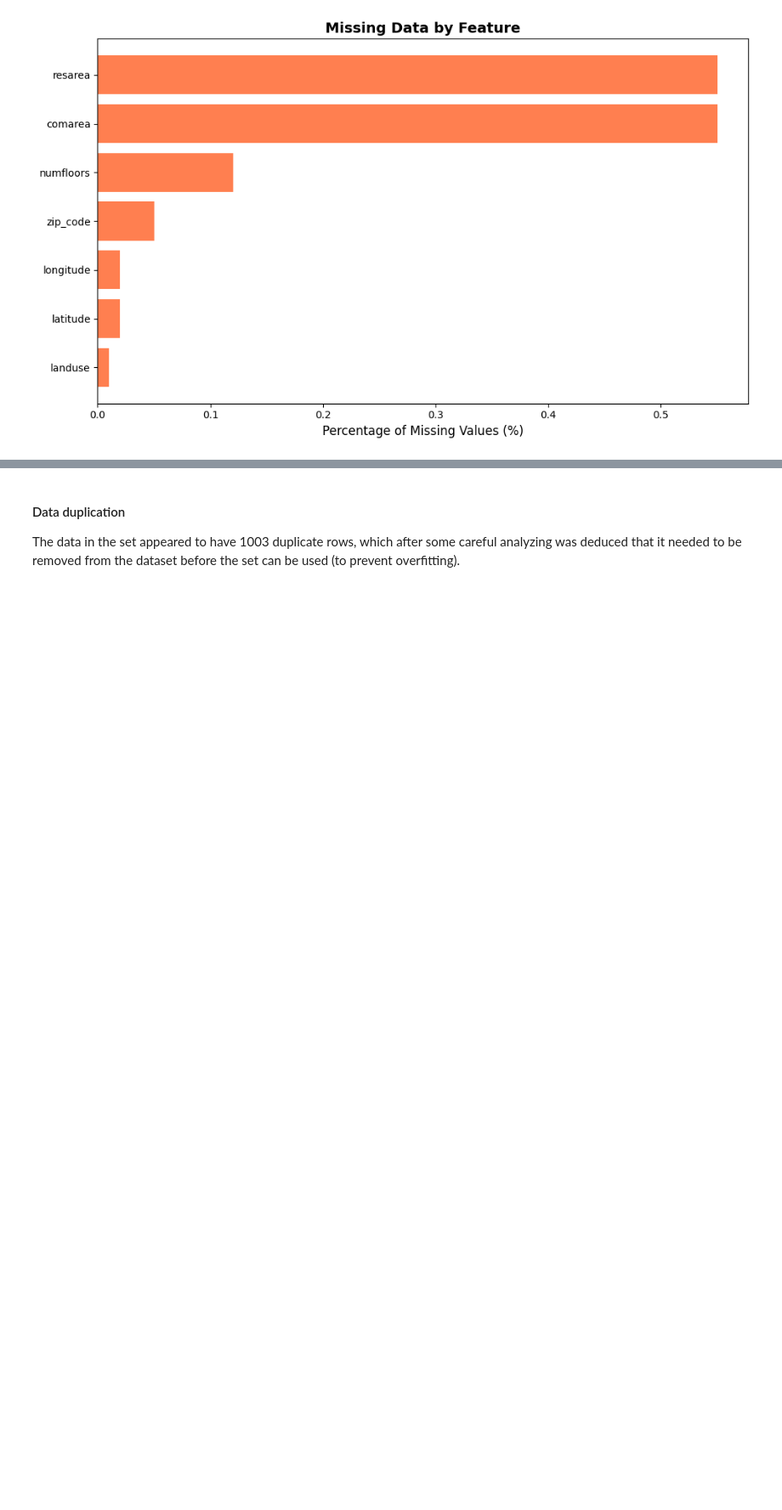
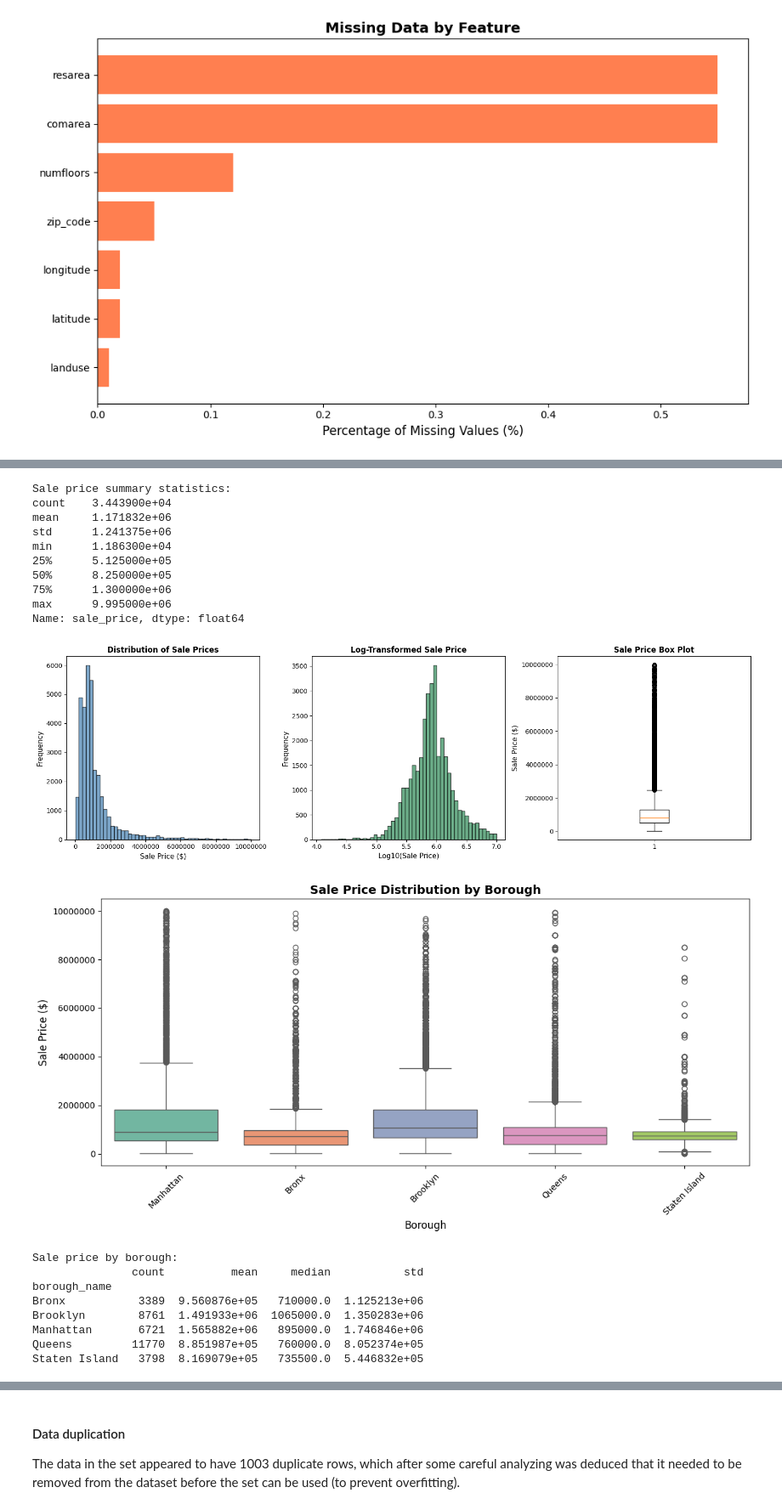
Before and after one commit to celina-ayl/capstone_project, a Jupyter notebook: capstone_project.ipynb, the cells around one changed output, grey strips where cells are left out. Shown at 85% size. Cells and saved outputs as stored; diff of their text form; code cells hidden in the pictures; blank space fills up the shorter version.

Commit message:
Add target variable analysis

```diff
--- a/capstone_project.ipynb
+++ b/capstone_project.ipynb
@@ -94 +96,81 @@ landuse      landuse              3                0.01
+# %%
+# Sale Price Analysis - the target variable 'sale_price'
+print("Sale price summary statistics:")
+# basic statistics of sale price
+print(df['sale_price'].describe())
+
+# setting up the matplotlib figure and axes for the plots
+fig, axes = plt.subplots(1, 3, figsize=(16, 5))     # create 1 row, 3 columns of subplots
+
+# PLOTS
+# 1 - histogram of sale price distribution
+axes[0].hist(df['sale_price'], bins=50, color='steelblue', edgecolor='black', alpha=0.7)    # create histogram
+axes[0].set_xlabel('Sale Price ($)', fontsize=11)   # x-axis label
+axes[0].set_ylabel('Frequency', fontsize=11)        # y-axis label
+axes[0].set_title('Distribution of Sale Prices', fontsize=12, fontweight='bold')    # title
+axes[0].ticklabel_format(style='plain', axis='x')   # prevent scientific notation on x-axis
+
+# 2 - log-transformed histogram of sale price distribution
+axes[1].hist(np.log10(df['sale_price']), bins=50, color='seagreen', edgecolor='black', alpha=0.7)  # create histogram
+axes[1].set_xlabel('Log10(Sale Price)', fontsize=11)    # x-axis label
+axes[1].set_ylabel('Frequency', fontsize=11)    # y-axis label
+axes[1].set_title('Log-Transformed Sale Price', fontsize=12, fontweight='bold')  # title
+
+# 3 - box plot of sale price
+axes[2].boxplot(df['sale_price'], vert=True)        # create box plot
+axes[2].set_ylabel('Sale Price ($)', fontsize=11)   # y-axis label
+axes[2].set_title('Sale Price Box Plot', fontsize=12, fontweight='bold')  # title
+axes[2].ticklabel_format(style='plain', axis='y')   # prevent scientific notation on y-axis
+
+# adjust layout and show plots
+plt.tight_layout()
+plt.show()
+
+# 4 - box plot of sale price by borough
+borough_names = {1: 'Manhattan', 2: 'Bronx', 3: 'Brooklyn', 4: 'Queens', 5: 'Staten Island'} # mapping borough codes to names
+df['borough_name'] = df['borough_x'].map(borough_names) # create new column with borough names instead of codes
+
+# created box plot
+plt.figure(figsize=(12, 6))
+sns.boxplot(
+    data=df,
+    x='borough_name',
+    y='sale_price',
+    hue='borough_name',
+    palette='Set2',
+    legend=False
+)
+# customizing the plots
+plt.xlabel('Borough', fontsize=12) # x-axis label
+plt.ylabel('Sale Price ($)', fontsize=12) # y-axis label
+plt.title('Sale Price Distribution by Borough', fontsize=14, fontweight='bold') # title
+plt.xticks(rotation=45) # rotate x-axis labels for better readability
+plt.ticklabel_format(style='plain', axis='y') # prevent scientific notation on y-axis
+plt.tight_layout() # adjust layout
+plt.show() # show plots
+
+# summary by borough of sale price
+print("\nSale price by borough:")
+print(df.groupby('borough_name')['sale_price'].agg(['count', 'mean', 'median', 'std']))
+# %% [output]
+Sale price summary statistics:
+count    3.443900e+04
+mean     1.171832e+06
+std      1.241375e+06
+min      1.186300e+04
+25%      5.125000e+05
+50%      8.250000e+05
+75%      1.300000e+06
+max      9.995000e+06
+Name: sale_price, dtype: float64
+[figure, added]
+[figure, added]
+Sale price by borough:
+               count          mean     median           std
+borough_name
+Bronx           3389  9.560876e+05   710000.0  1.125213e+06
+Brooklyn        8761  1.491933e+06  1065000.0  1.350283e+06
+Manhattan       6721  1.565882e+06   895000.0  1.746846e+06
+Queens         11770  8.851987e+05   760000.0  8.052374e+05
+Staten Island   3798  8.169079e+05   735500.0  5.446832e+05
 # %% [markdown]
```
Also changed, not shown: parts of 3 cells of this notebook.
